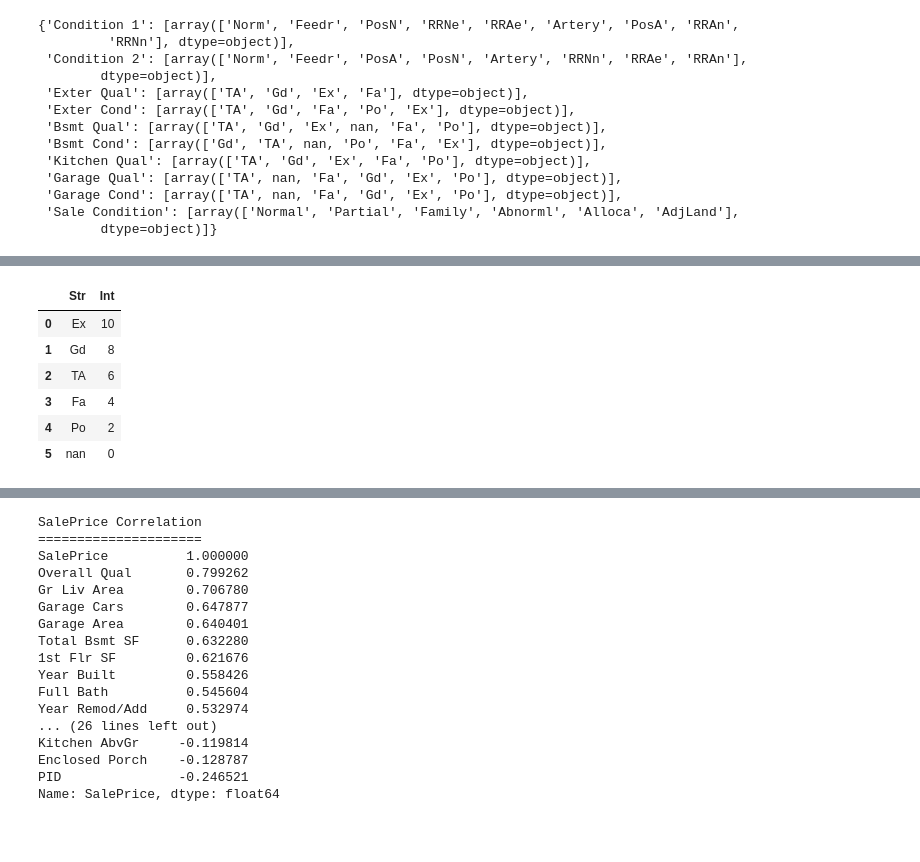
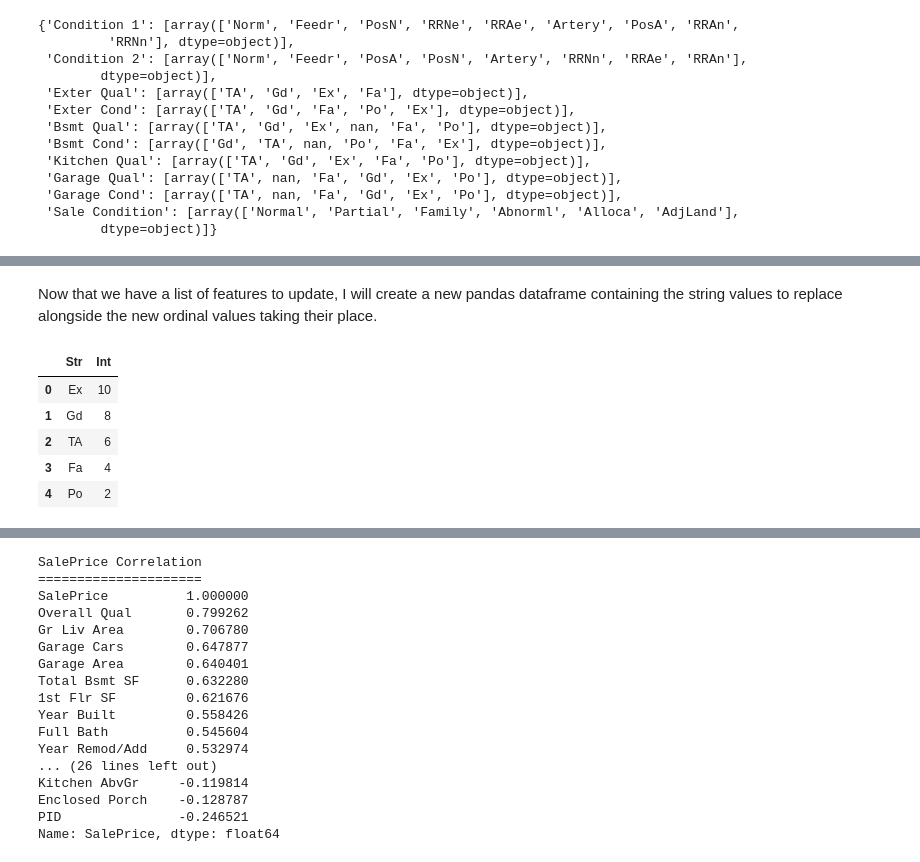
Before and after one commit to RekaCodes/real-estate-prediction, a Jupyter notebook: RE_price_predictions.ipynb, the cells around one changed output, grey strips where cells are left out. Drawn from its saved outputs; the diff is of its cells as text; code cells hidden in the pictures; blank space fills up the shorter version.

Commit message:
qualitative responses codified with ordinals

```diff
--- a/RE_price_predictions.ipynb
+++ b/RE_price_predictions.ipynb
@@ -177,13 +181,13 @@ While some Quality and Condition features return a 1-10 scale, others return abb
+# %% [markdown]
+Now that we have a list of features to update, I will create a new pandas dataframe containing the string values to replace alongside the new ordinal values taking their place.
 # %%
-cond = {"Str" : ['Ex', 'Gd', 'TA', 'Fa', 'Po', 'nan'], 'Int' : [10, 8, 6, 4, 2, 0]}
+cond = {"Str" : ['Ex', 'Gd', 'TA', 'Fa', 'Po'], 'Int' : [10, 8, 6, 4, 2]}
 grades = pd.DataFrame(data=cond)
+grades
+# %% [output]
+|  | Str | Int |
+| 0 | Ex | 10 |
+| 1 | Gd | 8 |
+| 2 | TA | 6 |
+| 3 | Fa | 4 |
+| 4 | Po | 2 |
-# %%
-grades
-# %% [output]
-|  | Str | Int |
-| 0 | Ex | 10 |
-| 1 | Gd | 8 |
-| 2 | TA | 6 |
-| 3 | Fa | 4 |
-| 4 | Po | 2 |
-| 5 | nan | 0 |
```
Also changed, not shown: parts of 9 cells of this notebook.
